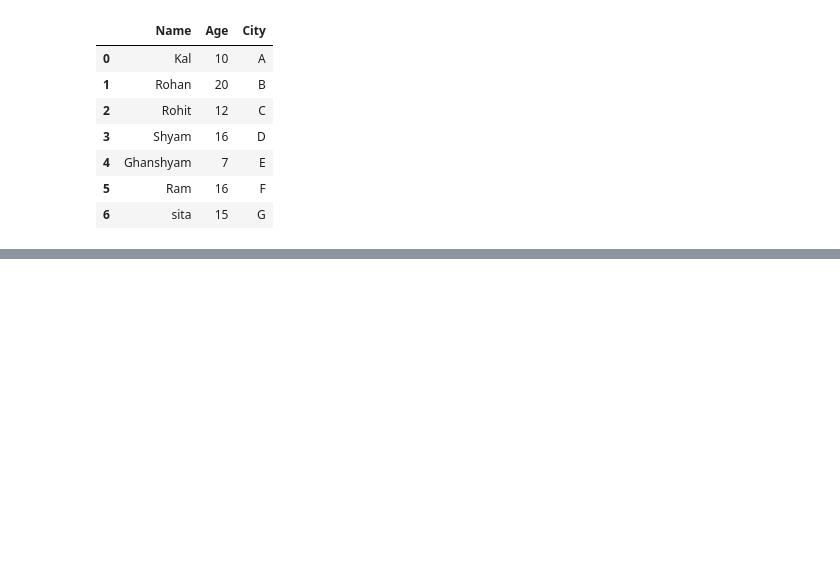
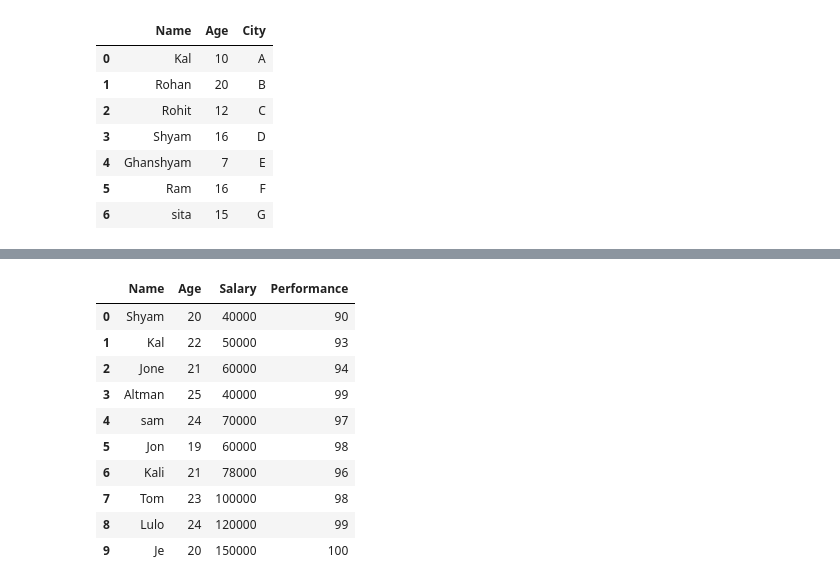
Before and after one commit to chandrahashkumar/OOP, a Jupyter notebook: Pandas/panda_01.ipynb, the cells around one changed output, grey strips where cells are left out. Cells and saved outputs as stored; diff of their text form; code cells hidden in the pictures; blank space fills up the shorter version.

```diff
--- a/Pandas/panda_01.ipynb
+++ b/Pandas/panda_01.ipynb
@@ -65,0 +119,20 @@ df_st.to_excel("student.xlsx",index= False)
+# %%
+data = {"Name":['Shyam','Kal','Jone',  'Altman','sam','Jon','Kali','Tom','Lulo','Je'],
+        "Age":[20,22,21,25,24,19,21,23,24,20],
+        "Salary":[40000,50000,60000,40000,70000,60000,78000,100000,120000,150000],
+        "Performance":[90,93,94,99,97,98,96,98,99,100]}
+
+df1 = pd.DataFrame(data)
+df1
+# %% [output]
+|  | Name | Age | Salary | Performance |
+| 0 | Shyam | 20 | 40000 | 90 |
+| 1 | Kal | 22 | 50000 | 93 |
+| 2 | Jone | 21 | 60000 | 94 |
+| 3 | Altman | 25 | 40000 | 99 |
+| 4 | sam | 24 | 70000 | 97 |
+| 5 | Jon | 19 | 60000 | 98 |
+| 6 | Kali | 21 | 78000 | 96 |
+| 7 | Tom | 23 | 100000 | 98 |
+| 8 | Lulo | 24 | 120000 | 99 |
+| 9 | Je | 20 | 150000 | 100 |
```
Also changed, not shown: parts of 14 cells of this notebook.
